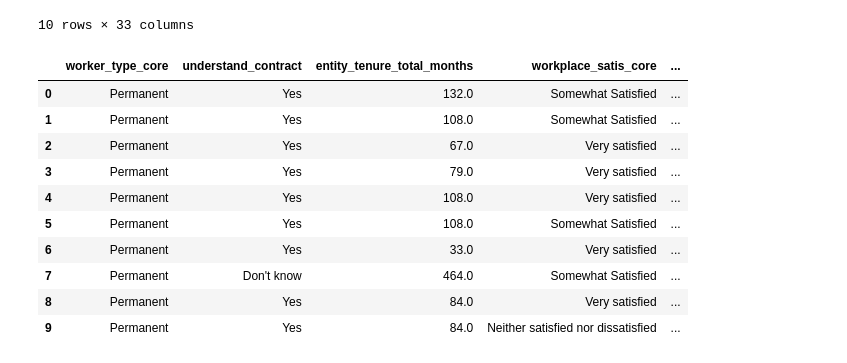
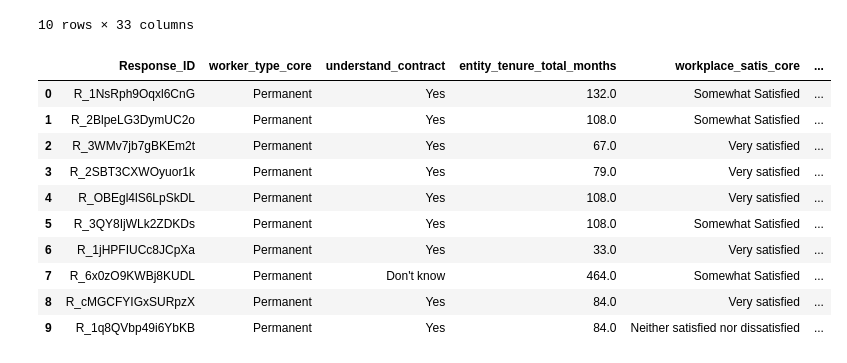
Before and after one commit to andreabassetti/fairtrade, a Jupyter notebook: fairtrade_clean_data.ipynb, the cells around one changed output. Drawn from its saved outputs; the diff is of its cells as text; code cells hidden in the pictures.

```diff
--- a/fairtrade_clean_data.ipynb
+++ b/fairtrade_clean_data.ipynb
@@ -22,28 +23,28 @@ fairtrade_df.head(10)
 10 rows × 33 columns
 # %%
 # Change column names
-fairtrade_df.rename(columns = {'entity_tenure - Months':'entity_tenure_total_months'}, inplace = True)
+fairtrade_df.rename(columns = {'entity_tenure - Months':'entity_tenure_total_months','Response ID':'Response_ID'}, inplace = True)
 
 # Drop columns
-fairtrade_df.drop(['Survey Number','Response ID','ch_account_name','gender_core','age_core',
+fairtrade_df.drop(['Survey Number','ch_account_name','gender_core','age_core',
                    'education_level_core','entity_seasons','work_last_season_tf','num_week_income_core_usd',
                    'num_week_income_core_mxn','weeks_per_year','income_change_core','save_money_tf_core',
                    'financial_resilience_core','unsafe_reason_ms_core','management_complaint_treatment_core',
                    'leadership_feedback_core','leadership_satisfaction_core','injury_last_year','Unnamed: 32'], axis=1, inplace=True)
 
 fairtrade_df.head(10)
 # %% [output]
-|  | worker_type_core | understand_contract | entity_tenure_total_months | workplace_satis_core | ... |
-| 0 | Permanent | Yes | 132.0 | Somewhat Satisfied | ... |
-| 1 | Permanent | Yes | 108.0 | Somewhat Satisfied | ... |
-| 2 | Permanent | Yes | 67.0 | Very satisfied | ... |
-| 3 | Permanent | Yes | 79.0 | Very satisfied | ... |
-| 4 | Permanent | Yes | 108.0 | Very satisfied | ... |
-| 5 | Permanent | Yes | 108.0 | Somewhat Satisfied | ... |
-| 6 | Permanent | Yes | 33.0 | Very satisfied | ... |
-| 7 | Permanent | Don't know | 464.0 | Somewhat Satisfied | ... |
-| 8 | Permanent | Yes | 84.0 | Very satisfied | ... |
-| 9 | Permanent | Yes | 84.0 | Neither satisfied nor dissatisfied | ... |
+|  | Response_ID | worker_type_core | understand_contract | entity_tenure_total_months | workplace_satis_core | ... |
+| 0 | R_1NsRph9Oqxl6CnG | Permanent | Yes | 132.0 | Somewhat Satisfied | ... |
+| 1 | R_2BlpeLG3DymUC2o | Permanent | Yes | 108.0 | Somewhat Satisfied | ... |
+| 2 | R_3WMv7jb7gBKEm2t | Permanent | Yes | 67.0 | Very satisfied | ... |
+| 3 | R_2SBT3CXWOyuor1k | Permanent | Yes | 79.0 | Very satisfied | ... |
+| 4 | R_OBEgl4lS6LpSkDL | Permanent | Yes | 108.0 | Very satisfied | ... |
+| 5 | R_3QY8IjWLk2ZDKDs | Permanent | Yes | 108.0 | Somewhat Satisfied | ... |
+| 6 | R_1jHPFIUCc8JCpXa | Permanent | Yes | 33.0 | Very satisfied | ... |
+| 7 | R_6x0zO9KWBj8KUDL | Permanent | Don't know | 464.0 | Somewhat Satisfied | ... |
+| 8 | R_cMGCFYIGxSURpzX | Permanent | Yes | 84.0 | Very satisfied | ... |
+| 9 | R_1q8QVbp49i6YbKB | Permanent | Yes | 84.0 | Neither satisfied nor dissatisfied | ... |
 # %%
 # Drop rows that contain  refused or don't know
 
```
Also changed, not shown: parts of 15 cells of this notebook.
